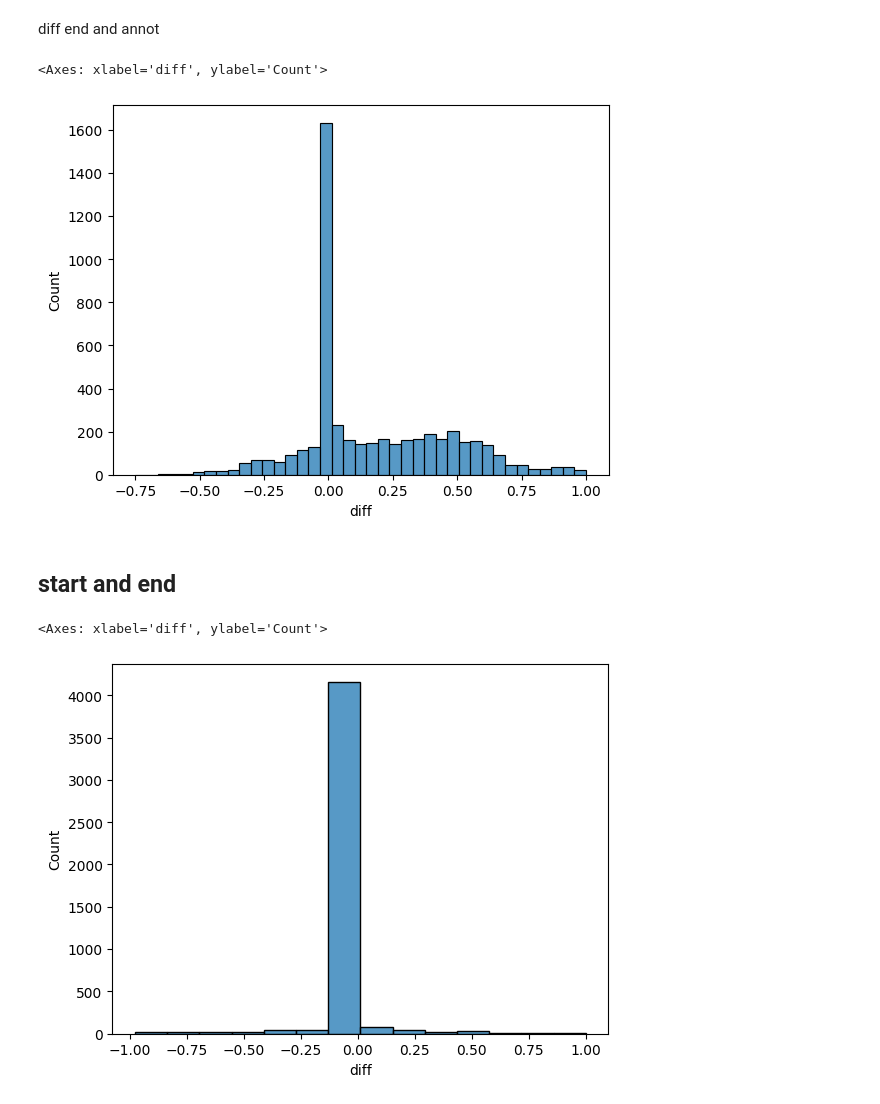
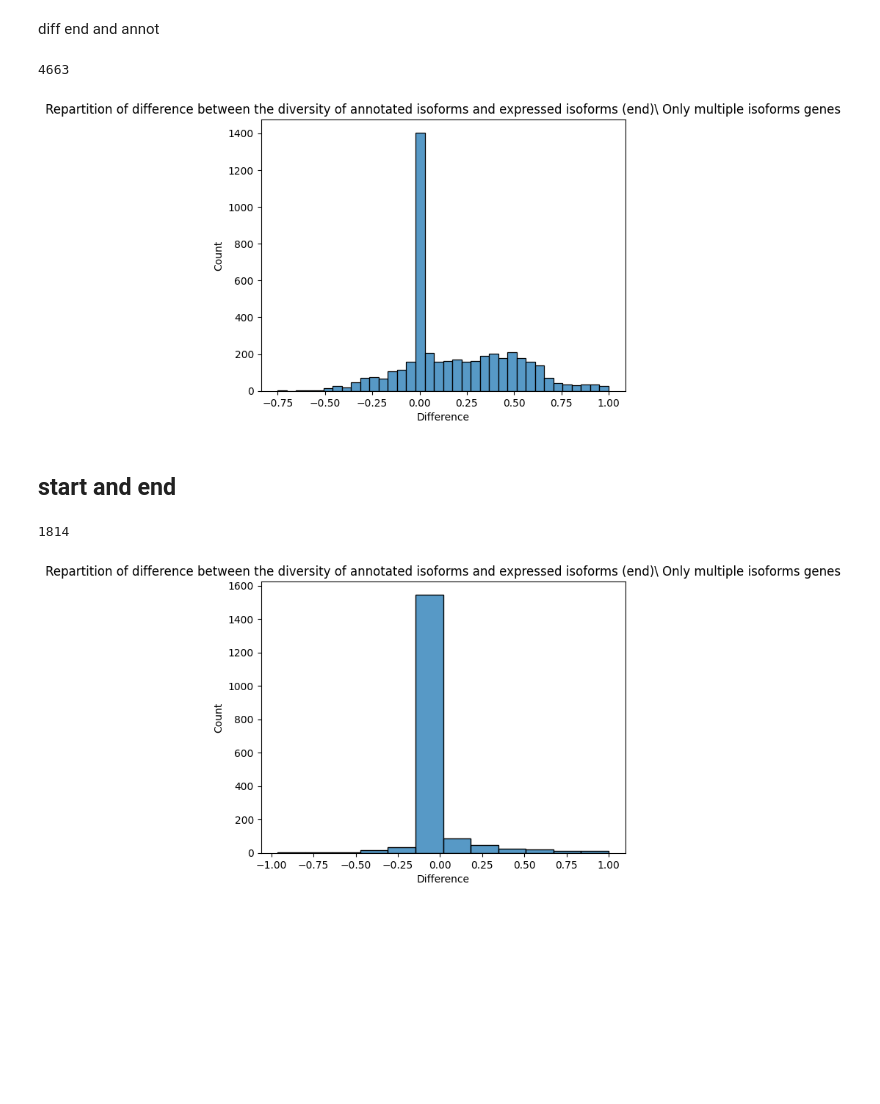
Before and after one commit to pierregerenton/intrinsicgenediversity, a Jupyter notebook: src/expression_analysis.ipynb, the cells around one changed output. Drawn from its saved outputs; the diff is of its cells as text; code cells hidden in the pictures; blank space fills up the shorter version.

```diff
--- a/src/expression_analysis.ipynb
+++ b/src/expression_analysis.ipynb
@@ -61,16 +65,24 @@ diff end and annot
 # %%
 cur = end_net_div.merge(net_div, on='Gene', how='left')
 cur['diff'] = cur['Jaccard Index_x'] - cur['Jaccard Index_y']
-sns.histplot(cur['diff'])
+g = sns.histplot(cur[cur['Number of isoform_y']>1]['diff'])
+g.set_title('Repartition of difference between the diversity of annotated isoforms and expressed isoforms (end)\ Only multiple isoforms genes')
+g.set_xlabel('Difference')
+g.set_ylabel('Count')
+print(len(cur[cur['Number of isoform_y']>1]))
 # %% [output]
-<Axes: xlabel='diff', ylabel='Count'>
+4663
-[figure, old version]
+[figure, new version]
 # %% [markdown]
 ## start and end
 # %%
 cur = start_net_div.merge(end_net_div, on='Gene', how='left')
 cur['diff'] = cur['Jaccard Index_x'] - cur['Jaccard Index_y']
-sns.histplot(cur['diff'])
+g = sns.histplot(cur[cur['Number of isoform_y']>1]['diff'])
+g.set_title('Repartition of difference between the diversity of annotated isoforms and expressed isoforms (end)\ Only multiple isoforms genes')
+g.set_xlabel('Difference')
+g.set_ylabel('Count')
+len(cur[cur['Number of isoform_y']>1]['diff'])
 # %% [output]
-<Axes: xlabel='diff', ylabel='Count'>
+1814
-[figure, old version]
+[figure, new version]
```
Also changed, not shown: parts of 1 cell of this notebook, 4 other files.
